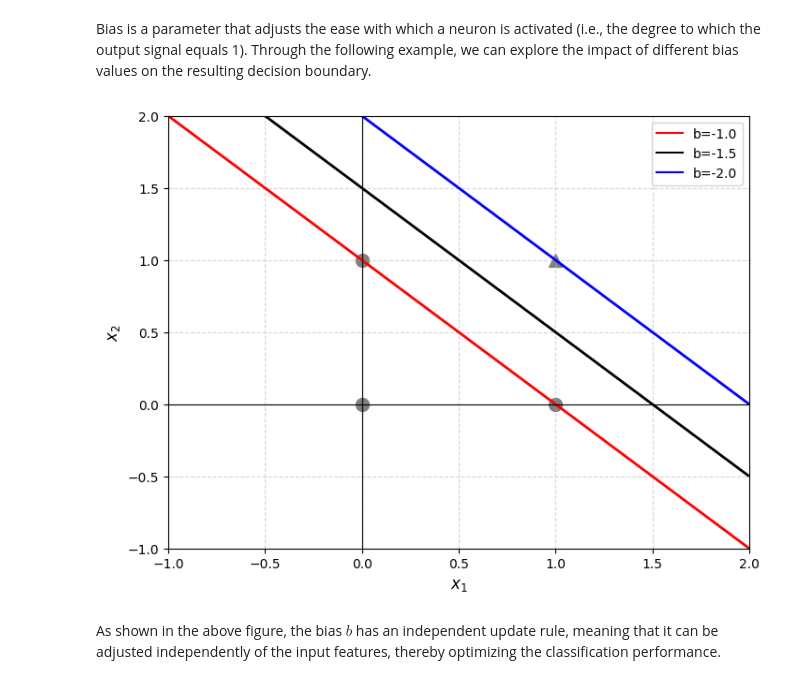
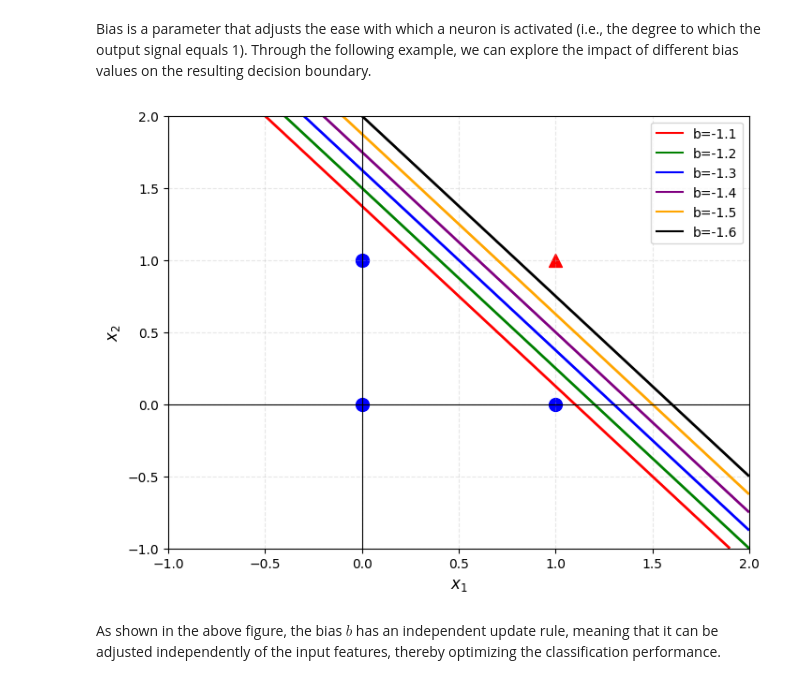
Before and after one commit to Bristol-Training/intro-to-ai, a Jupyter notebook: TheoryPart1/TheoryPart1_Boyi.ipynb, the cells around one changed output. Saved outputs shown, nothing was run; the diff lists cells and outputs as text; code cells hidden in the pictures.

```diff
--- a/TheoryPart1/TheoryPart1_Boyi.ipynb
+++ b/TheoryPart1/TheoryPart1_Boyi.ipynb
@@ -66,10 +66,10 @@ def draw_decision_boundary_and_gate(w1,w2,b):
     # Plotting the data points
     point_pos_x1 = np.array([1])
     point_pos_x2 = np.array([1])
-    plt.scatter(point_pos_x1, point_pos_x2, color='gray', marker='^', s=100)
+    plt.scatter(point_pos_x1, point_pos_x2, color='red', marker='^', s=100)
     point_neg_x1 = np.array([0, 1,0])
     point_neg_x2 = np.array([1, 0,0])
-    plt.scatter(point_neg_x1, point_neg_x2, color='gray', marker='o', s=100)
+    plt.scatter(point_neg_x1, point_neg_x2, color='blue', marker='o', s=100)
 
     # Drawing the decision boundary
     x1_vals = np.linspace(-1, 2, 100)
@@ -86,10 +86,10 @@ def draw_decision_boundary_and_gate(w1,w2,b):
     plt.ylabel('$x_2$', fontsize=12)
     plt.axhline(0, color='black', linewidth=0.8)
     plt.axvline(0, color='black', linewidth=0.8)
-    plt.grid(True, linestyle='--', alpha=0.5)
+    plt.grid(True, linestyle='--', alpha=0.3)
 
     # Displaying the plot
     plt.show()
 
-draw_decision_boundary_and_gate(w1=1,w2=1,b=-1.5)
+draw_decision_boundary_and_gate(w1=1,w2=0.8,b=-1.5)
 # %% [output]
@@ -106,6 +106,7 @@ Bias is a parameter that adjusts the ease with which a neuron is activated (i.e.
 import numpy as np
 import matplotlib.pyplot as plt
 from matplotlib.lines import Line2D
+from itertools import cycle
 
 def draw_decision_boundary_and_gate(w1,w2,b_list):
     # Creating the plot
@@ -114,42 +115,43 @@ def draw_decision_boundary_and_gate(w1,w2,b_list):
     # Plotting the data points
     point_pos_x1 = np.array([1])
     point_pos_x2 = np.array([1])
-    plt.scatter(point_pos_x1, point_pos_x2, color='gray', marker='^', s=100)
+    plt.scatter(point_pos_x1, point_pos_x2, color='red', marker='^', s=100)
     point_neg_x1 = np.array([0, 1,0])
     point_neg_x2 = np.array([1, 0,0])
-    plt.scatter(point_neg_x1, point_neg_x2, color='gray', marker='o', s=100)
+    plt.scatter(point_neg_x1, point_neg_x2, color='blue', marker='o', s=100)
 
     # Drawing the decision boundaries
     proxy_lines=[]
-    colors=['r', 'black','b']
+    color_cycle = cycle(['r', 'g', 'b', 'purple', 'orange', 'black'])
+    colors = [next(color_cycle) for _ in range(len(b_list))]
     labels=[]
     for i,b in enumerate(b_list):
         x1_vals = np.linspace(-1, 2, 100)
         x2_vals = np.linspace(-1, 2, 100)
         x1, x2 = np.meshgrid(x1_vals, x2_vals)
         y = w1 * x1 + w2 * x2 + b
         plt.contour(x1, x2, y, levels=[0],linewidths=2,colors=colors[i])
         proxy_lines.append(Line2D([0], [0], color=colors[i], linestyle='-'))
         labels.append(f'b={b:.1f}')
 
     # Plot settings
     plt.xlim(-1, 2)
     plt.ylim(-1, 2)
     plt.xlabel('$x_1$', fontsize=12)
     plt.ylabel('$x_2$', fontsize=12)
     plt.axhline(0, color='black', linewidth=0.8)
     plt.axvline(0, color='black', linewidth=0.8)
-    plt.grid(True, linestyle='--', alpha=0.5)
+    plt.grid(True, linestyle='--', alpha=0.3)
     plt.legend(proxy_lines, labels)
 
     # Displaying the plot
     plt.show()
 
 # Keep w1 and w2 constant and only adjust b
-b_list=np.arange(-1, -2.5, -0.5)
-draw_decision_boundary_and_gate(w1=1,w2=1,b_list=b_list)
+b_list=np.arange(-1.1, -1.7, -0.1)
+draw_decision_boundary_and_gate(w1=1,w2=0.8,b_list=b_list)
 # %% [output]
-[figure, old version]
+[figure, new version]
 # %% [markdown]
 As shown in the above figure, the bias $b$ has an independent update rule, meaning that it can be adjusted independently of the input features, thereby optimizing the classification performance.
 # %% [markdown]
```
Also changed, not shown: parts of 9 cells of this notebook, 1 other file.
